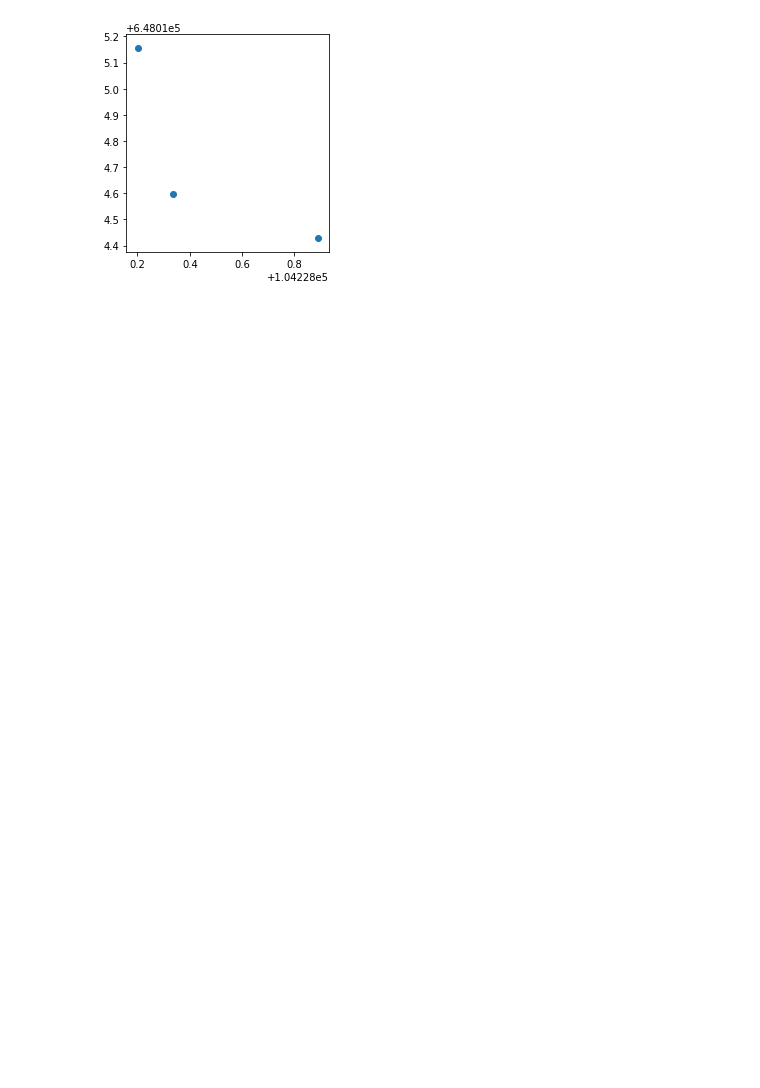
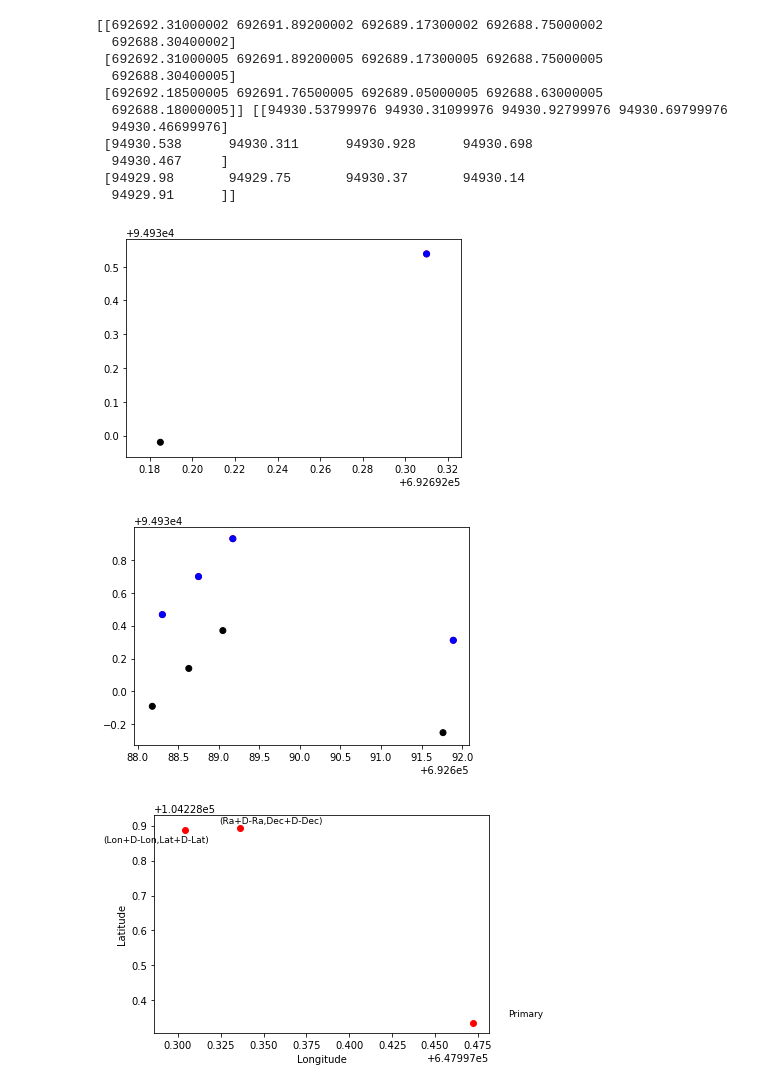
Before and after one commit to dallinspencer/MultiMoon_Files, a Jupyter notebook: ConvertToLatLon/ConvertData.ipynb, the cells around one changed output. Drawn from its saved outputs; the diff is of its cells as text; code cells hidden in the pictures; blank space fills up the shorter version.

```diff
--- a/ConvertToLatLon/ConvertData.ipynb
+++ b/ConvertToLatLon/ConvertData.ipynb
@@ -78,8 +141,21 @@ def convert_to_primary_centric(paramsDF,objectName):
     fileName = 'New'+objectName+'_LatLon.csv'
     updatedDF.to_csv(fileName,sep='\t')
 # %%
-paramsDF = pd.read_csv('GrundyData1.csv')
+paramsDF = pd.read_csv('GrundyData2.csv')
 
 convert_to_primary_centric(paramsDF,'MakeMake')
 # %% [output]
+[[692692.31000002 692691.89200002 692689.17300002 692688.75000002
+  692688.30400002]
+ [692692.31000005 692691.89200005 692689.17300005 692688.75000005
+  692688.30400005]
+ [692692.18500005 692691.76500005 692689.05000005 692688.63000005
+  692688.18000005]] [[94930.53799976 94930.31099976 94930.92799976 94930.69799976
+  94930.46699976]
+ [94930.538      94930.311      94930.928      94930.698
+  94930.467     ]
+ [94929.98       94929.75       94930.37       94930.14
+  94929.91      ]]
-[figure, old version]
+[figure, new version]
+[figure, added]
+[figure, added]
```
Also changed, not shown: parts of 3 cells of this notebook, 5 other files.
